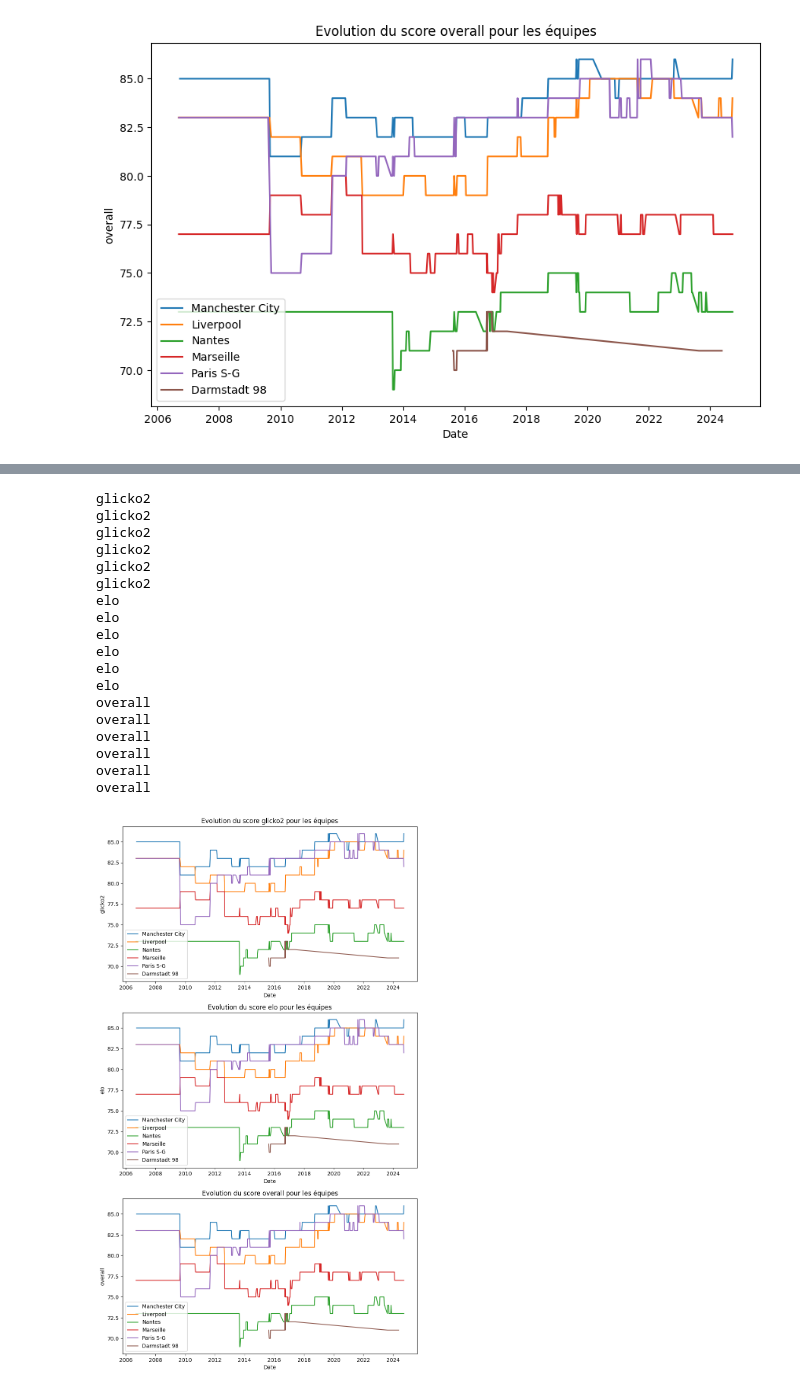
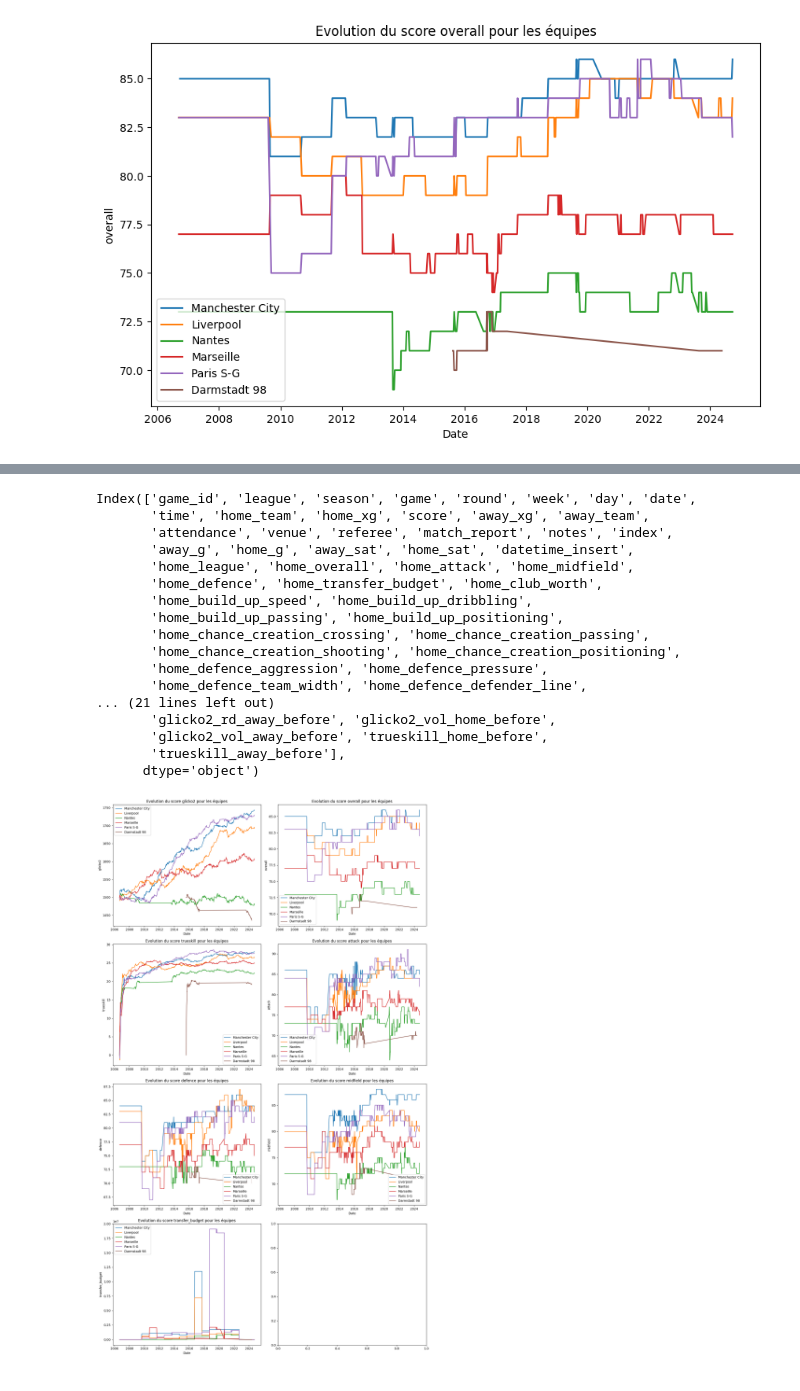
Before and after one commit to JulienDelavande/SoccerBetMLOptimizer, a Jupyter notebook: notebooks/model-exploration/features_exploration_fbref_jd_240923.ipynb, the cells around one changed output, grey strips where cells are left out. Saved outputs shown, nothing was run; the diff lists cells and outputs as text; code cells hidden in the pictures.

```diff
--- a/notebooks/model-exploration/features_exploration_fbref_jd_240923.ipynb
+++ b/notebooks/model-exploration/features_exploration_fbref_jd_240923.ipynb
@@ -106,5 +165,5 @@ train_test_metrics
 # %%
-metrics_mean, metrics, _ = train_test(fbref_results_df__sofifa_merged__data_formated__signals_added__train, pipeline, X_col, Y_col, train_test_split_fn_slid, result_df_all_splits, m, beta)
+metrics_mean, metrics, _ = train_test(df_all, pipeline, X_col, Y_col, train_test_split_fn_slid, result_df_all_splits, m, beta)
 train_test_metrics = pd.DataFrame({'metrics': metrics_mean.keys(), 'values': metrics_mean.values()})
 train_test_metrics
 # %% [output]
@@ -172,15 +238,18 @@ fbref_results_df__sofifa_merged__data_formated__signals_added__infer.loc[:, 'pro
 fbref_results_df__sofifa_merged__data_formated__signals_added__infer.loc[:, 'prob_away_win'] = pipeline.predict_proba(fbref_results_df__sofifa_merged__data_formated__signals_added__infer[X_col])[:, 0]
 # %%
 selected_features = []
-log_losses = []
+metrics_by_step = []
+metric_of_importance = 'mse'
+worst_metric = np.inf
 
 # Liste des features disponibles
 available_features = X_col
+#available_features = ['elo_home_before', 'elo_away_before']
 
 # Feature selection avec log loss
 for i in range(len(available_features)):
     # Pour chaque itération, on ajoute une nouvelle feature à la liste des features sélectionnées
-    best_log_loss = np.inf
+    best_metric_of_importance = worst_metric
     best_feature = None
 
     for feature in available_features:
@@ -188,15 +257,15 @@ for i in range(len(available_features)):
         current_features = selected_features + [feature]
 
         # Entraîner le pipeline sur le sous-ensemble de features
-        metrics_mean, metrics, _ = train_test(fbref_results_df__sofifa_merged__data_formated__signals_added__train,
+        metrics_mean, metrics, _ = train_test(df_all,
                                               pipeline, current_features, Y_col, train_test_split_fn_exp, result_df_all_splits, m, beta)
 
         # Calculer la log loss
-        current_log_loss = metrics_mean["log_loss"]
+        current_metric_of_importance = metrics_mean[metric_of_importance]
 
         # Si la log loss s'améliore, on garde cette feature comme la meilleure pour cette itération
-        if current_log_loss < best_log_loss:
-            best_log_loss = current_log_loss
+        if current_metric_of_importance < best_metric_of_importance:
+            best_metric_of_importance = current_metric_of_importance
             best_feature = feature
 
     # Ajouter la meilleure feature trouvée
@@ -204,15 +273,15 @@ for i in range(len(available_features)):
     available_features.remove(best_feature)
 
     # Stocker la log loss pour cette itération
-    log_losses.append(best_log_loss)
+    metrics_by_step.append(metrics_mean.copy())
 
     # Afficher la progression
-    print(f"Feature ajoutée : {best_feature}, Log Loss : {best_log_loss}")
+    print(f"Feature ajoutée : {best_feature}, {metric_of_importance} : {best_metric_of_importance}")
 
 # Résultats finaux sous forme de DataFrame
 feature_selection_results = pd.DataFrame({
     'Selected_Features': selected_features,
-    'Log_Loss': log_losses
+    **{metric : [metric_by_step[metric] for metric_by_step in metrics_by_step] for metric in metrics_by_step[0].keys()}
 })
 
 # Afficher le résultat final
@@ -447,54 +740,61 @@ plt.show()
+# %%
+fbref_results_df__sofifa_merged__data_formated__signals_added__train.columns
+# %% [output]
+Index(['game_id', 'league', 'season', 'game', 'round', 'week', 'day', 'date',
+       'time', 'home_team', 'home_xg', 'score', 'away_xg', 'away_team',
+       'attendance', 'venue', 'referee', 'match_report', 'notes', 'index',
+       'away_g', 'home_g', 'away_sat', 'home_sat', 'datetime_insert',
+       'home_league', 'home_overall', 'home_attack', 'home_midfield',
+       'home_defence', 'home_transfer_budget', 'home_club_worth',
+       'home_build_up_speed', 'home_build_up_dribbling',
+       'home_build_up_passing', 'home_build_up_positioning',
+       'home_chance_creation_crossing', 'home_chance_creation_passing',
+       'home_chance_creation_shooting', 'home_chance_creation_positioning',
+       'home_defence_aggression', 'home_defence_pressure',
+       'home_defence_team_width', 'home_defence_defender_line',
+... (21 lines left out)
+       'glicko2_rd_away_before', 'glicko2_vol_home_before',
+       'glicko2_vol_away_before', 'trueskill_home_before',
+       'trueskill_away_before'],
+      dtype='object')
 # %%
 team_names = ['Manchester City', 'Liverpool', 'Nantes', 'Marseille', 'Paris S-G', 'Darmstadt 98']
-metrics = ['glicko2', 'elo', 'overall']
-metrics_home = ['glicko2_home_before', 'elo_home_before', 'home_overall']
-metrics_away = ['glicko2_away_before', 'elo_away_before', 'away_overall']
+metrics = ['glicko2', 'overall', 'trueskill', "attack", "defence", "midfield", "transfer_budget"]
+metrics_home = ['glicko2_home_before', 'home_overall', 'trueskill_home_before', "home_attack", "home_defence", "home_midfield", "home_transfer_budget"]
+metrics_away = ['glicko2_away_before', 'away_overall', 'trueskill_away_before', "away_attack", "away_defence", "away_midfield", "away_transfer_budget"]
+COL = 2
+ROWS = math.ceil(metrics.__len__() / COL)
 
-fig, ax = plt.subplots(3, 1, figsize=(10, 18))
+fig, ax = plt.subplots(ROWS, COL, figsize=(15, 15))
+
+ax = ax.flatten()
+
 for metric, metric_home, metric_away in zip(metrics, metrics_home, metrics_away):
     dfs = []
     for team_name in team_names:
         #team_name = 'Manchester City'
         metric_home = metric_home
         metric_away = metric_away
         #metric = 'overall'
-        print(metric)
         df = fbref_results_df__sofifa_merged__data_formated__signals_added__train
         df_clicko_home = df[(df['home_team'] == team_name)][[metric_home,"date"]]
         df_clicko_away = df[(df['away_team'] == team_name)][[metric_away,"date"]]
         df_clicko_home = df_clicko_home.rename(columns={metric_home: metric})
         df_clicko_away = df_clicko_away.rename(columns={metric_away: metric})
         df_clicko_home["team"] = team_name
         df_clicko_away["team"] = team_name
         df_clicko = pd.concat([df_clicko_home, df_clicko_away])
         df_clicko = df_clicko.sort_values(by='date', ascending=True)
         df_clicko = df_clicko.reset_index(drop=True)
         dfs.append(df_clicko)
     for df in dfs:
         ax[metrics.index(metric)].plot(df['date'], df[metric], label=df['team'][0])
     ax[metrics.index(metric)].set_xlabel('Date')
     ax[metrics.index(metric)].set_ylabel(metric)
     ax[metrics.index(metric)].set_title(f'Evolution du score {metric} pour les équipes')
     ax[metrics.index(metric)].legend()
 
+plt.tight_layout()
 plt.show()
 # %% [output]
-glicko2
-glicko2
-glicko2
-glicko2
-glicko2
-glicko2
-elo
-elo
-elo
-elo
-elo
-elo
-overall
-overall
-overall
-overall
-overall
-overall
-[figure, old version]
+[figure, new version]
```
Also changed, not shown: parts of 35 cells of this notebook, 12 other files.
